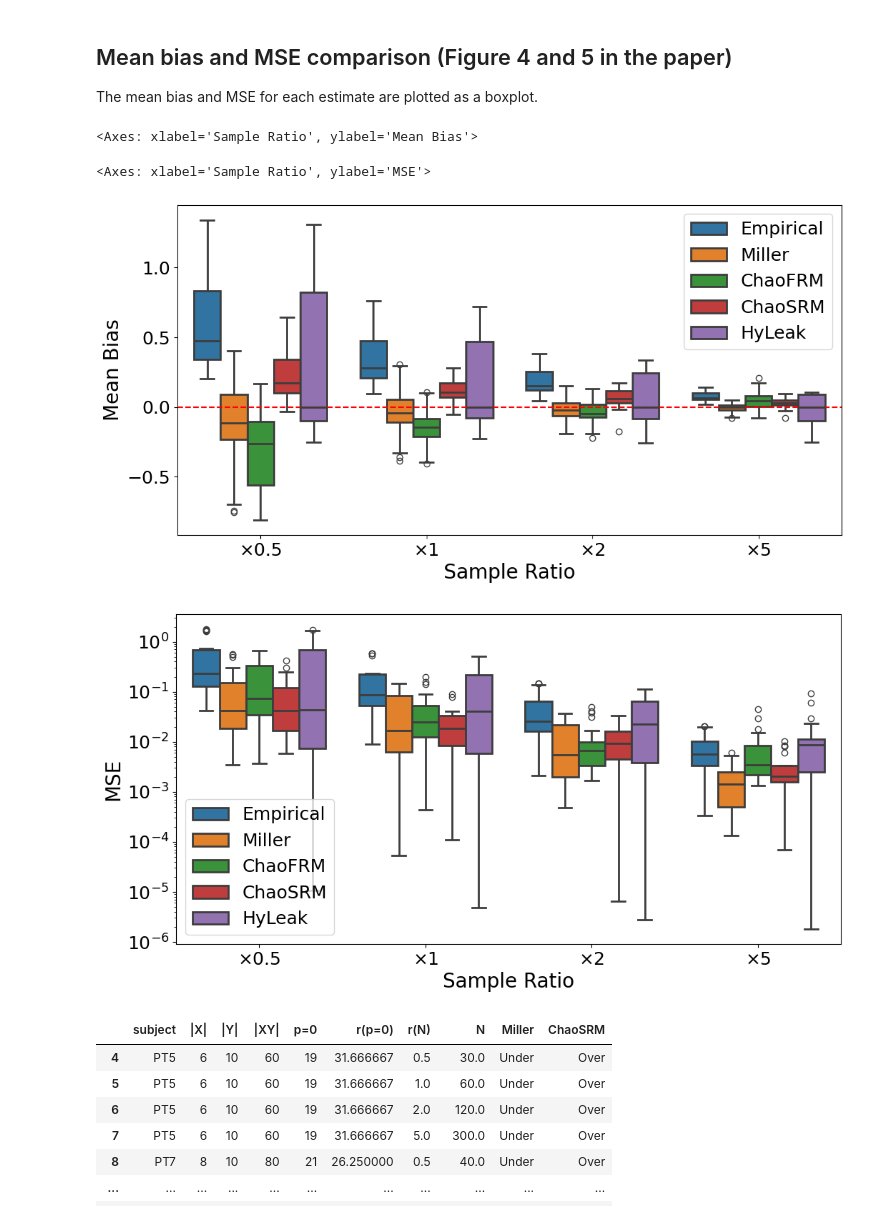
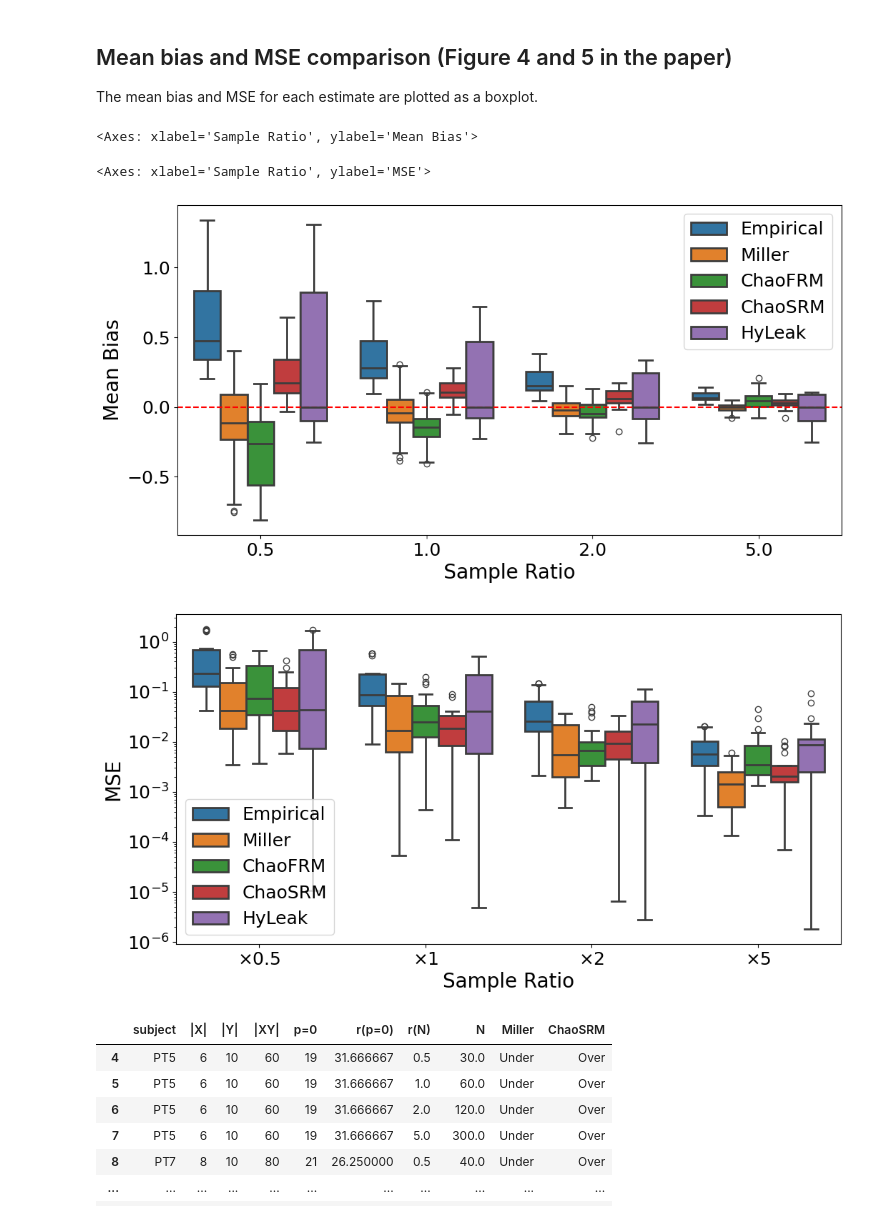
Before and after one commit to knittingirl/ChaoMI, a Jupyter notebook: notebook/RQ1-RQ2(partial).ipynb, the cells around one changed output. Cells and saved outputs as stored; diff of their text form; code cells hidden in the pictures.

Commit message:
Suppressing the tick labels warning very specifically, since most solutions seem to produce a different looking chart

```diff
--- a/notebook/RQ1-RQ2(partial).ipynb
+++ b/notebook/RQ1-RQ2(partial).ipynb
@@ -205,42 +212,41 @@ sns.boxplot(
 )
 ax.axhline(y=0, color="red", linestyle="--")
 ax.set_xlabel(r"Sample Ratio", fontsize=20)
-ax.set_xticklabels(
-    [r"$\times$0.5", r"$\times$1", r"$\times$2", r"$\times$5"], fontsize=18
-)
+
+ax.tick_params(axis="x", labelsize=18)
 ax.set_ylabel(r"Mean Bias", fontsize=20)
 yticklabels = ax.get_yticklabels()
 ax.set_yticklabels(yticklabels, fontsize=18)
 ax.legend(loc="upper right", ncol=1, fontsize=18)
 display(ax)
 fig.savefig("figures/rq1-result-bias.pdf", bbox_inches="tight")
 
 fig, ax = plt.subplots(figsize=(12, 6))
 sns.boxplot(
     x="ratio",
     y="SE",
     hue="method",
     data=df_temp,
     ax=ax,
     linewidth=2,
 )
 ax.set_xlabel(r"Sample Ratio", fontsize=20)
 ax.set_xticklabels(
     [r"$\times$0.5", r"$\times$1", r"$\times$2", r"$\times$5"], fontsize=18
 )
 ax.set_ylabel(r"MSE", fontsize=20)
 yticklabels = ax.get_yticklabels()
 ax.set_yticklabels(yticklabels, fontsize=18)
 ax.legend(loc="lower left", ncol=1, fontsize=18)
 ax.set_yscale("log")
 
 display(ax)
 # save
 fig.savefig("figures/rq1-result-mse.pdf", bbox_inches="tight")
 # %% [output]
 <Axes: xlabel='Sample Ratio', ylabel='Mean Bias'>
 <Axes: xlabel='Sample Ratio', ylabel='MSE'>
-[figure, old version]
+[figure, new version]
 [figure]
 # %%
 data = []
```
Also changed, not shown: parts of 2 cells of this notebook, 1 other file.
